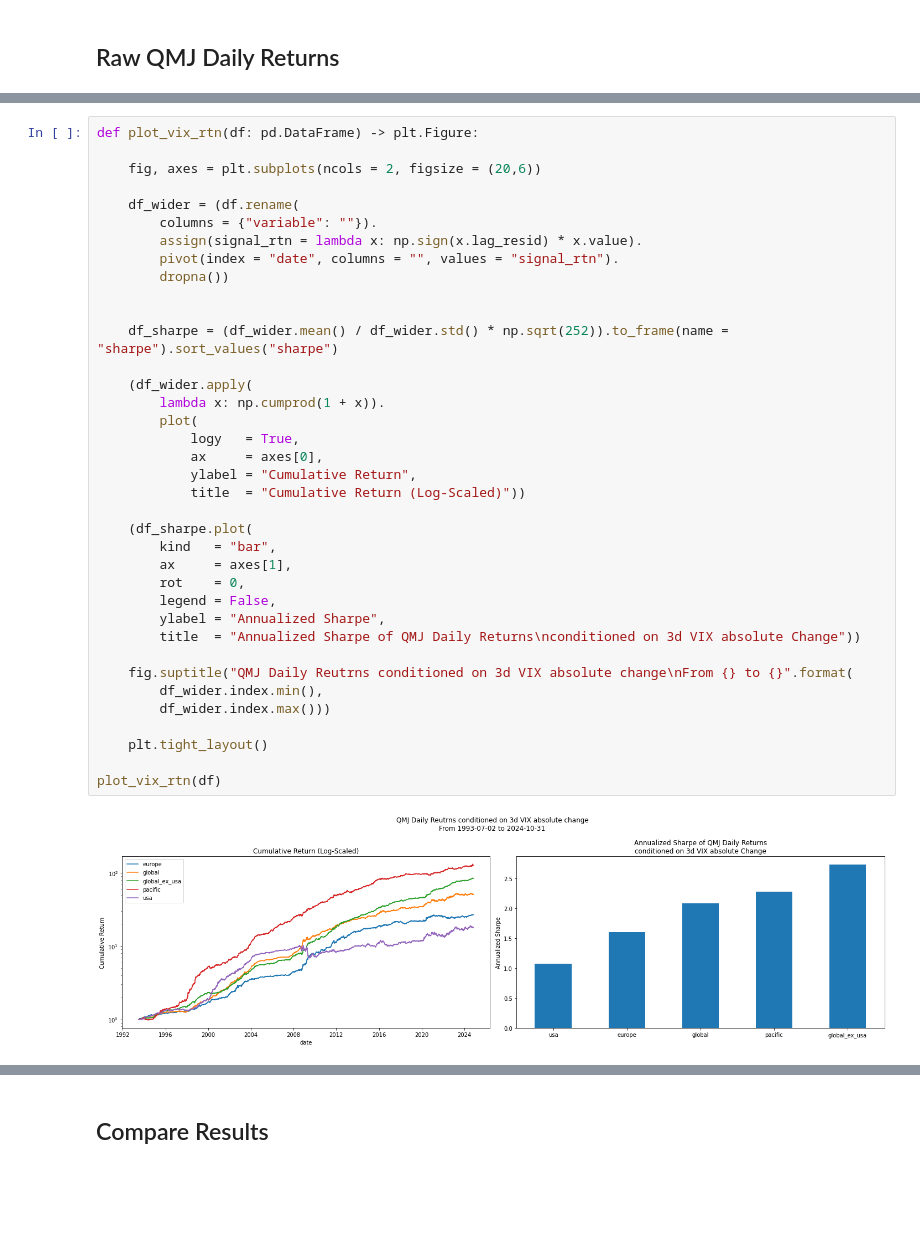
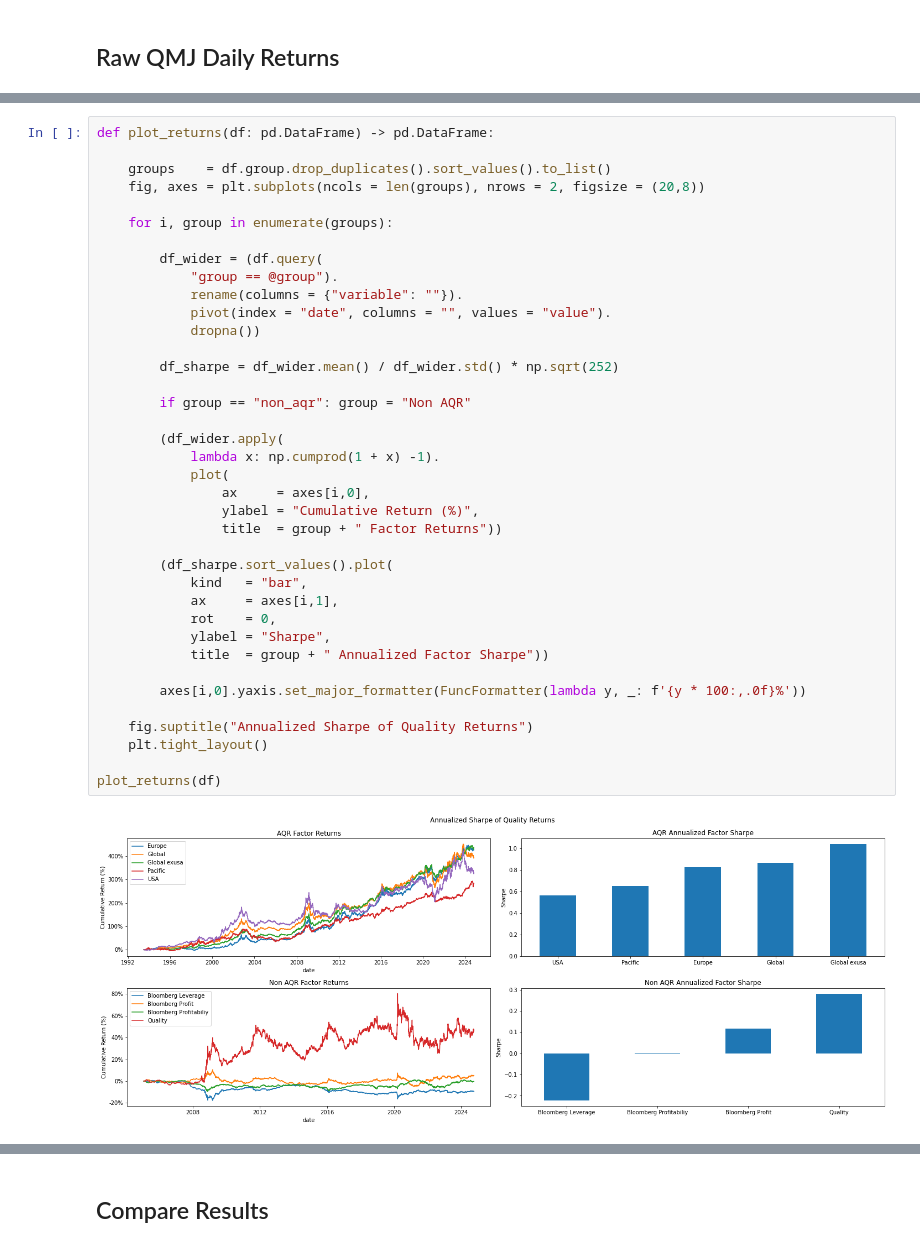
Before and after one commit to diegodalvarez/QualityShocks, a Jupyter notebook: root/notebook/FullSampleRegression.ipynb, the cells around one changed output, grey strips where cells are left out. Drawn from its saved outputs; the diff is of its cells as text; blank space fills up the shorter version.

```diff
--- a/root/notebook/FullSampleRegression.ipynb
+++ b/root/notebook/FullSampleRegression.ipynb
@@ -59,39 +45,40 @@ plot_rtn(df)
-# %%
-def plot_vix_rtn(df: pd.DataFrame) -> plt.Figure:
-
-    fig, axes = plt.subplots(ncols = 2, figsize = (20,6))
-
-    df_wider = (df.rename(
-        columns = {"variable": ""}).
-        assign(signal_rtn = lambda x: np.sign(x.lag_resid) * x.value).
-        pivot(index = "date", columns = "", values = "signal_rtn").
-        dropna())
-
-
-    df_sharpe = (df_wider.mean() / df_wider.std() * np.sqrt(252)).to_frame(name = "sharpe").sort_values("sharpe")
-
-    (df_wider.apply(
-        lambda x: np.cumprod(1 + x)).
-        plot(
-            logy   = True,
-            ax     = axes[0],
-            ylabel = "Cumulative Return",
-            title  = "Cumulative Return (Log-Scaled)"))
-
-    (df_sharpe.plot(
-        kind   = "bar",
-        ax     = axes[1],
-        rot    = 0,
-        legend = False,
-        ylabel = "Annualized Sharpe",
-        title  = "Annualized Sharpe of QMJ Daily Returns\nconditioned on 3d VIX absolute Change"))
-
-    fig.suptitle("QMJ Daily Reutrns conditioned on 3d VIX absolute change\nFrom {} to {}".format(
-        df_wider.index.min(),
-        df_wider.index.max()))
-
-    plt.tight_layout()
-
-plot_vix_rtn(df)
-# %% [output]
-[figure, removed]
+# %%
+def plot_returns(df: pd.DataFrame) -> pd.DataFrame:
+
+    groups    = df.group.drop_duplicates().sort_values().to_list()
+    fig, axes = plt.subplots(ncols = len(groups), nrows = 2, figsize = (20,8))
+
+    for i, group in enumerate(groups):
+
+        df_wider = (df.query(
+            "group == @group").
+            rename(columns = {"variable": ""}).
+            pivot(index = "date", columns = "", values = "value").
+            dropna())
+
+        df_sharpe = df_wider.mean() / df_wider.std() * np.sqrt(252)
+
+        if group == "non_aqr": group = "Non AQR"
+
+        (df_wider.apply(
+            lambda x: np.cumprod(1 + x) -1).
+            plot(
+                ax     = axes[i,0],
+                ylabel = "Cumulative Return (%)",
+                title  = group + " Factor Returns"))
+
+        (df_sharpe.sort_values().plot(
+            kind   = "bar",
+            ax     = axes[i,1],
+            rot    = 0,
+            ylabel = "Sharpe",
+            title  = group + " Annualized Factor Sharpe"))
+
+        axes[i,0].yaxis.set_major_formatter(FuncFormatter(lambda y, _: f'{y * 100:,.0f}%'))
+
+    fig.suptitle("Annualized Sharpe of Quality Returns")
+    plt.tight_layout()
+
+plot_returns(df)
+# %% [output]
+[figure, added]
```
Also changed, not shown: parts of 7 cells of this notebook, 6 other files.
